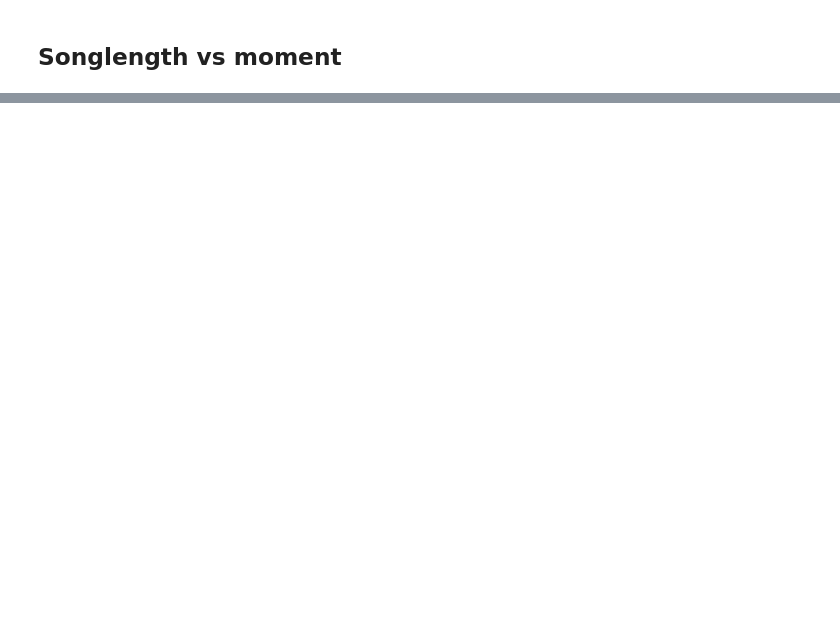
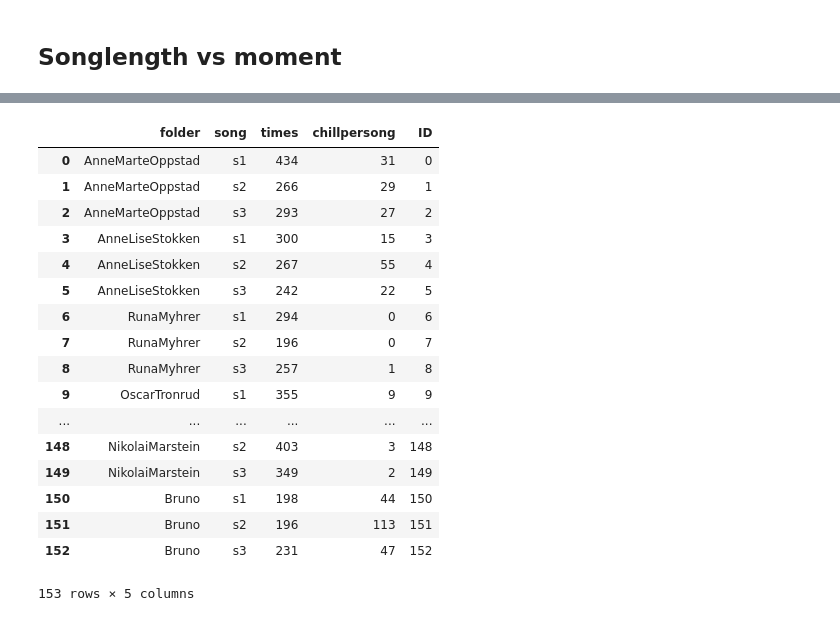
Before and after one commit to shockmonger/chill, a Jupyter notebook: resampling.ipynb, the cells around one changed output, grey strips where cells are left out. Saved outputs shown, nothing was run; the diff lists cells and outputs as text; code cells hidden in the pictures; blank space fills up the shorter version.

```diff
--- a/resampling.ipynb
+++ b/resampling.ipynb
@@ -186,0 +179,21 @@ plt.scatter(chills['participant'], chills['ratio'])
+# %%
+eachSong
+# %% [output]
+|  | folder | song | times | chillpersong | ID |
+| 0 | AnneMarteOppstad | s1 | 434 | 31 | 0 |
+| 1 | AnneMarteOppstad | s2 | 266 | 29 | 1 |
+| 2 | AnneMarteOppstad | s3 | 293 | 27 | 2 |
+| 3 | AnneLiseStokken | s1 | 300 | 15 | 3 |
+| 4 | AnneLiseStokken | s2 | 267 | 55 | 4 |
+| 5 | AnneLiseStokken | s3 | 242 | 22 | 5 |
+| 6 | RunaMyhrer | s1 | 294 | 0 | 6 |
+| 7 | RunaMyhrer | s2 | 196 | 0 | 7 |
+| 8 | RunaMyhrer | s3 | 257 | 1 | 8 |
+| 9 | OscarTronrud | s1 | 355 | 9 | 9 |
+| ... | ... | ... | ... | ... | ... |
+| 148 | NikolaiMarstein | s2 | 403 | 3 | 148 |
+| 149 | NikolaiMarstein | s3 | 349 | 2 | 149 |
+| 150 | Bruno | s1 | 198 | 44 | 150 |
+| 151 | Bruno | s2 | 196 | 113 | 151 |
+| 152 | Bruno | s3 | 231 | 47 | 152 |
+153 rows × 5 columns
```
Also changed, not shown: parts of 10 cells of this notebook, 5 other files.
